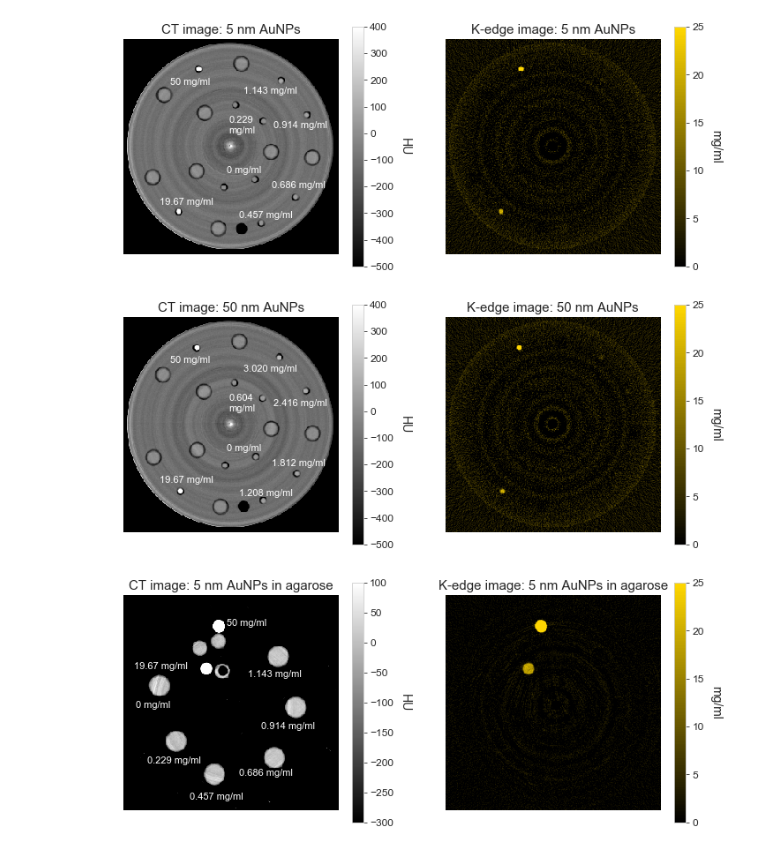
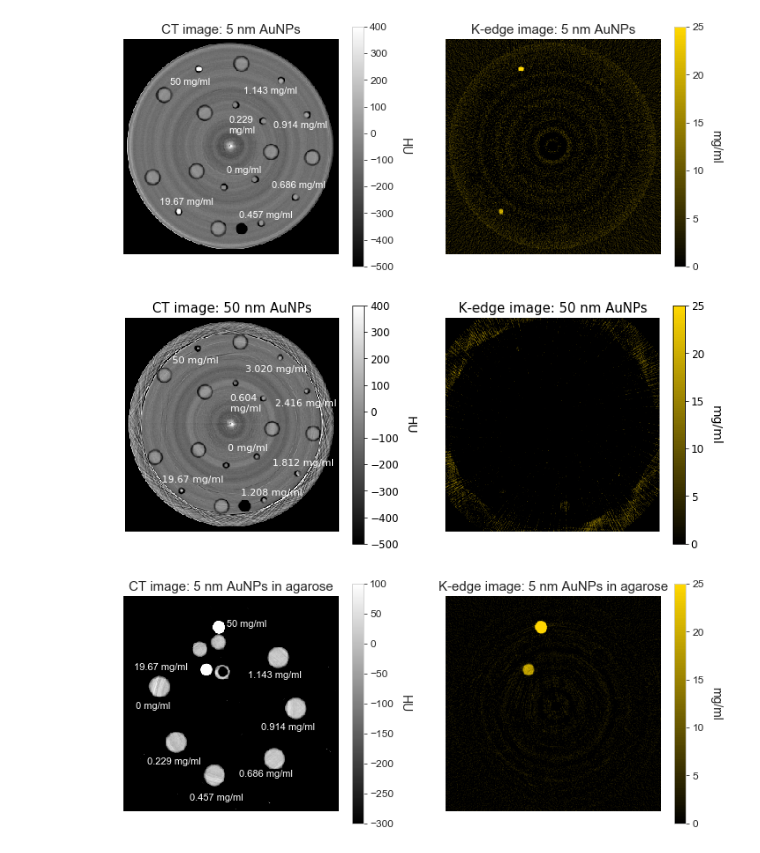
Before and after one commit to drichts/Reconstruction, a Jupyter notebook: Collaborations/Toronto/toronto_plots_2.ipynb, the cells around one changed output. Drawn from its saved outputs; the diff is of its cells as text; code cells hidden in the pictures.

```diff
--- a/Collaborations/Toronto/toronto_plots_2.ipynb
+++ b/Collaborations/Toronto/toronto_plots_2.ipynb
@@ -403,7 +403,7 @@ kct[kct < 0] = 0  # Can't have negative concentrations
 name = f'50 nm AuNPs'
 
 # A good slice
-z = 12
+z = 14
 
 # Creat gold colormap
 nbins = 100
@@ -419,35 +419,35 @@ ax[1].axis('off')
 
 im0 = ax[0].imshow(ct[z, 138:440, 138:440], cmap='gray', vmin=-500, vmax=400)
 ax[0].set_title(f'CT image: {name}', fontsize=15)
 cbar0 = fig.colorbar(im0, ax=ax[0])
 cbar0.ax.set_ylabel('HU', fontsize=14, labelpad=20, rotation=-90)
 cbar0.ax.tick_params(labelsize=12)
 ax[0].annotate('50 mg/ml', (0.22, 0.8), color='white',
              xycoords='axes fraction', va='center', fontsize=11)
 ax[0].annotate('19.67 mg/ml', (0.17, 0.24), color='white',
              xycoords='axes fraction', va='center', fontsize=11)
 ax[0].annotate('3.020 mg/ml', (0.56, 0.76), color='white',
              xycoords='axes fraction', va='center', fontsize=11)
 ax[0].annotate('2.416 mg/ml', (0.7, 0.6), color='white',
              xycoords='axes fraction', va='center', fontsize=11)
 ax[0].annotate('1.812 mg/ml', (0.69, 0.32), color='white',
              xycoords='axes fraction', va='center', fontsize=11)
 ax[0].annotate('1.208 mg/ml', (0.54, 0.18), color='white',
              xycoords='axes fraction', va='center', fontsize=11)
 ax[0].annotate('0.604\nmg/ml', (0.49, 0.6), color='white',
              xycoords='axes fraction', va='center', fontsize=11)
 ax[0].annotate('0 mg/ml', (0.48, 0.39), color='white',
              xycoords='axes fraction', va='center', fontsize=11)
 
 im1 = ax[1].imshow(kct[z, 138:440, 138:440], cmap=cmap2, vmin=0, vmax=25)
 ax[1].set_title(f'K-edge image: {name}', fontsize=15)
 cbar1 = fig.colorbar(im1, ax=ax[1])
 cbar1.ax.set_ylabel('mg/ml', fontsize=14, labelpad=20, rotation=-90)
 cbar1.ax.tick_params(labelsize=12)
 fig.show()
-fig.savefig(os.path.join(directory, f'{name}.png'), dpi=500)
+fig.savefig(os.path.join(directory, f'{name}_Slice{z}.png'), dpi=500)
 # %% [output]
-[figure, old version]
+[figure, new version]
 # %%
 import os
 import numpy as np
```
Also changed, not shown: 3 other files.
